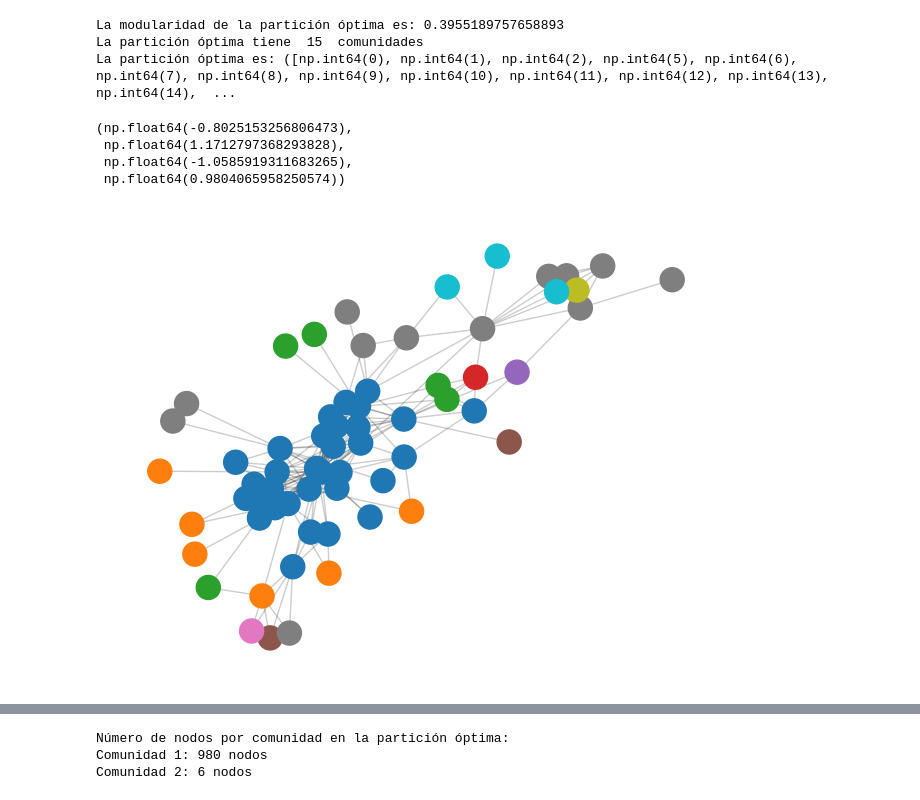
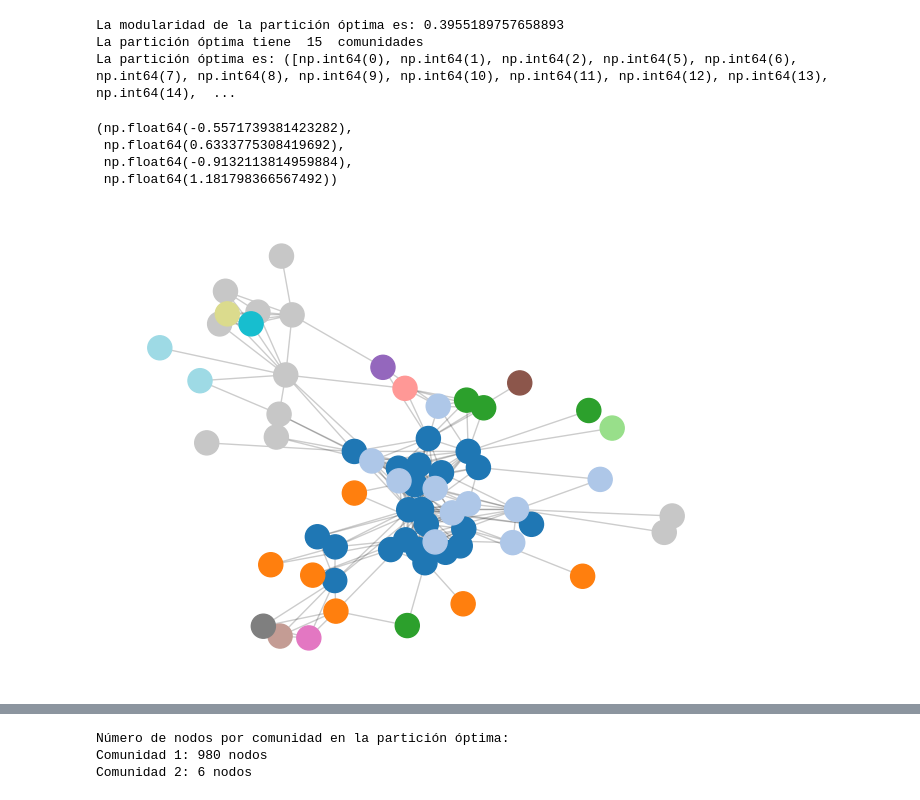
Before and after one commit to Grupo-12-DMCyT/Comparative-Analysis-in-Two-Human-Networks, a Jupyter notebook: e_analisis_comunidades.ipynb, the cells around one changed output, grey strips where cells are left out. Drawn from its saved outputs; the diff is of its cells as text; code cells hidden in the pictures.

```diff
--- a/e_analisis_comunidades.ipynb
+++ b/e_analisis_comunidades.ipynb
@@ -71,17 +71,17 @@ def partition_set_to_dict(m):
 # %%
 values = [v for n,v in partition_set_to_dict(com_max).items()] # uso como label (color) la comunidad a la que pertenece cada nodo
 layout=nx.spring_layout(terrorist_unweighted,iterations=1000) # elegimos como layout el grafo percibido
 plt.figure()
-nx.draw_networkx_nodes(terrorist_unweighted, layout, node_size=300, node_color = values,cmap=plt.cm.tab10)
+nx.draw_networkx_nodes(terrorist_unweighted, layout, node_size=300, node_color = values,cmap=plt.cm.tab20)
 nx.draw_networkx_labels(terrorist_unweighted, layout, labels={}, font_weight='bold', font_color='white', font_size=8)
 nx.draw_networkx_edges(terrorist_unweighted, layout, alpha=0.2)
 plt.axis('off')
 # %% [output]
-(np.float64(-0.8025153256806473),
- np.float64(1.1712797368293828),
- np.float64(-1.0585919311683265),
- np.float64(0.9804065958250574))
+(np.float64(-0.5571739381423282),
+ np.float64(0.6333775308419692),
+ np.float64(-0.9132113814959884),
+ np.float64(1.181798366567492))
-[figure, old version]
+[figure, new version]
 # %%
 modulos = cl.best_partition(terrorist_unweighted)
 print('La modularidad de la partición óptima es:',cl.modularity(modulos,terrorist_unweighted))
```
Also changed, not shown: parts of 8 cells of this notebook.
